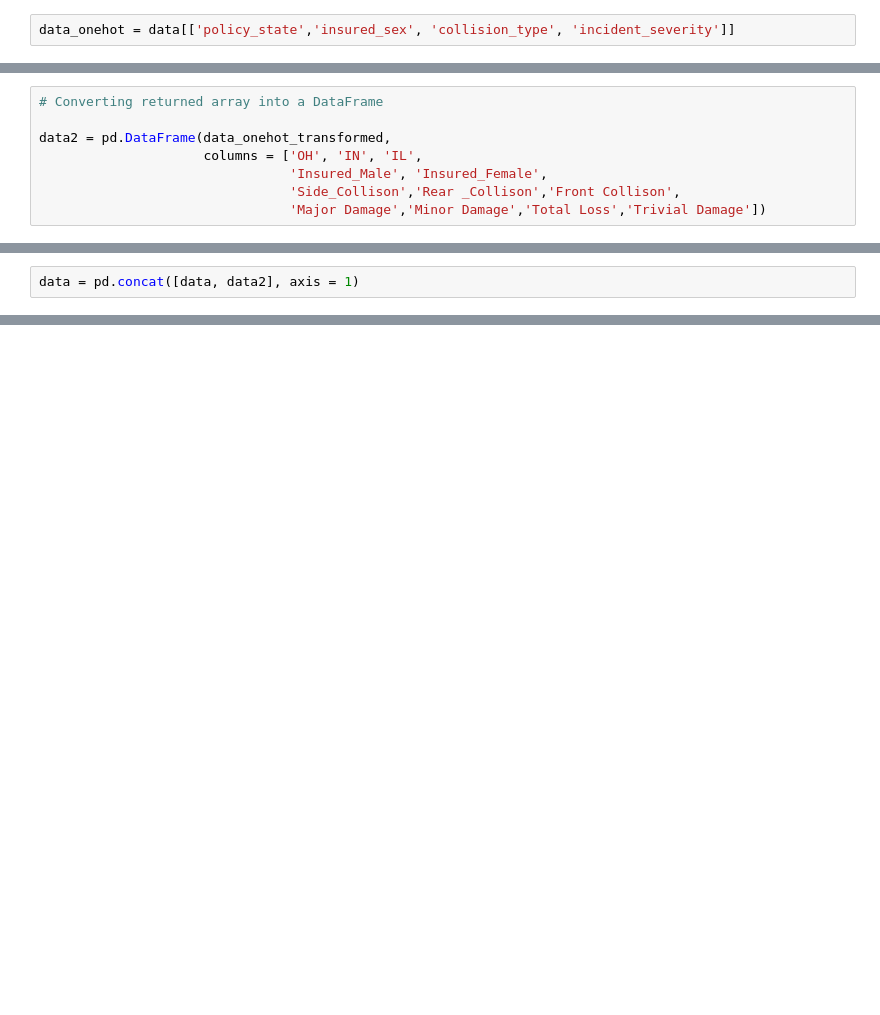
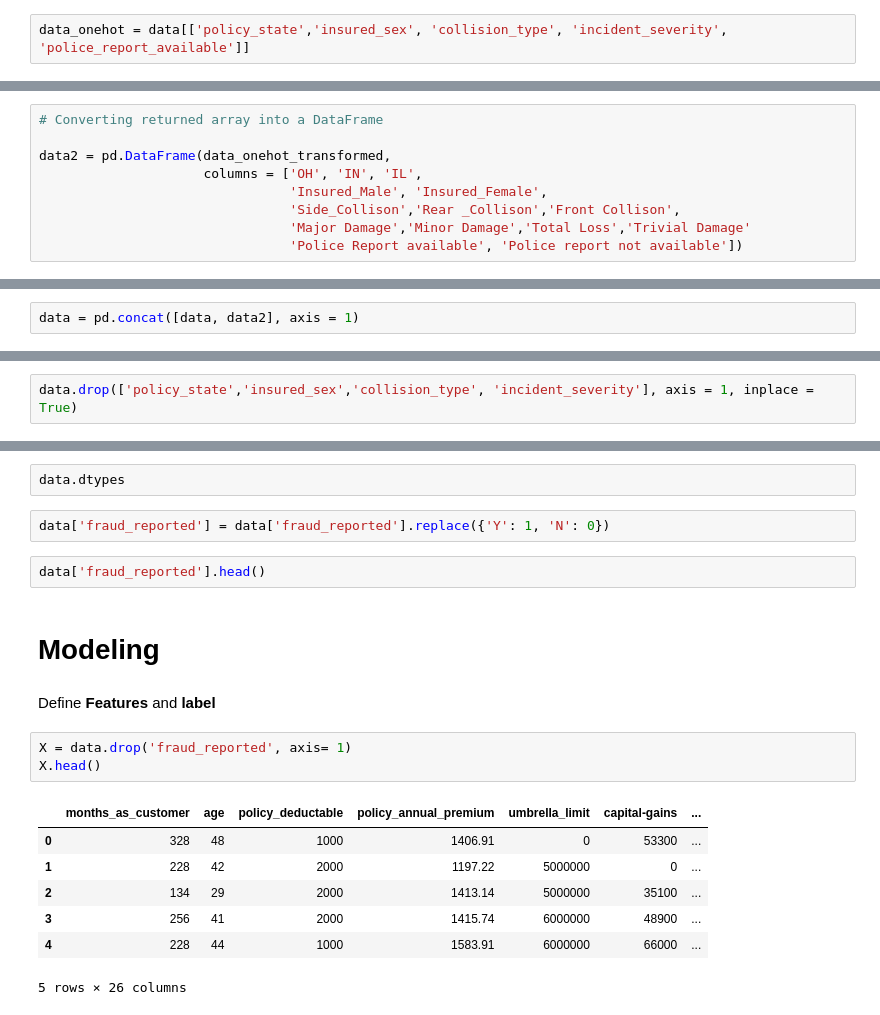
Before and after one commit to shremuk/My-Work, a Jupyter notebook: Insurance_claims.ipynb, the cells around one changed output, grey strips where cells are left out. Saved outputs shown, nothing was run; the diff lists cells and outputs as text; blank space fills up the shorter version.

```diff
--- a/Insurance_claims.ipynb
+++ b/Insurance_claims.ipynb
@@ -298,7 +298,7 @@ dtype: object
 # %% [markdown]
 ### Let's convert all categorical variable to numerical using ONE HOT ENCODING
 # %%
-data_onehot = data[['policy_state','insured_sex', 'collision_type', 'incident_severity']]
+data_onehot = data[['policy_state','insured_sex', 'collision_type', 'incident_severity', 'police_report_available']]
 # %%
 from sklearn.preprocessing import OneHotEncoder
 # %%
@@ -328,4 +328,5 @@ data2 = pd.DataFrame(data_onehot_transformed,
                      columns = ['OH', 'IN', 'IL',
                                 'Insured_Male', 'Insured_Female',
                                 'Side_Collison','Rear _Collison','Front Collison',
-                                'Major Damage','Minor Damage','Total Loss','Trivial Damage'])
+                                'Major Damage','Minor Damage','Total Loss','Trivial Damage'
+                                'Police Report available', 'Police report not available'])
@@ -353,2 +341,4 @@ data.head()
+# %%
+data.drop(['policy_state','insured_sex','collision_type', 'incident_severity'], axis = 1, inplace = True)
 # %%
 data.isna().sum() # to check if we are left with any NaN
@@ -372,0 +345,21 @@ dtype: int64
+# %%
+data.dtypes
+# %%
+data['fraud_reported'] = data['fraud_reported'].replace({'Y': 1, 'N': 0})
+# %%
+data['fraud_reported'].head()
+# %% [markdown]
+# Modeling
+# %% [markdown]
+Define <b>Features</b> and <b>label
+# %%
+X = data.drop('fraud_reported', axis= 1)
+X.head()
+# %% [output]
+|  | months_as_customer | age | policy_deductable | policy_annual_premium | umbrella_limit | capital-gains | ... |
+| 0 | 328 | 48 | 1000 | 1406.91 | 0 | 53300 | ... |
+| 1 | 228 | 42 | 2000 | 1197.22 | 5000000 | 0 | ... |
+| 2 | 134 | 29 | 2000 | 1413.14 | 5000000 | 35100 | ... |
+| 3 | 256 | 41 | 2000 | 1415.74 | 6000000 | 48900 | ... |
+| 4 | 228 | 44 | 1000 | 1583.91 | 6000000 | 66000 | ... |
+5 rows × 26 columns
```
Also changed, not shown: parts of 57 cells of this notebook.
